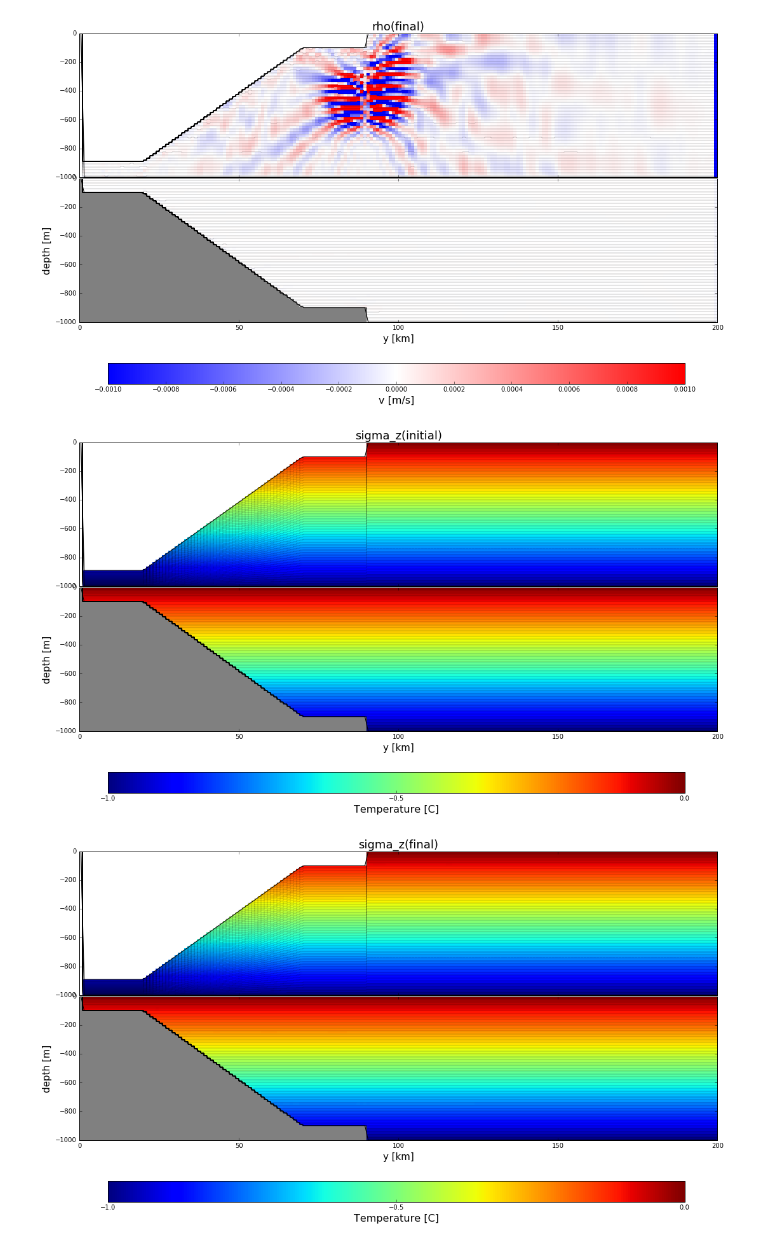
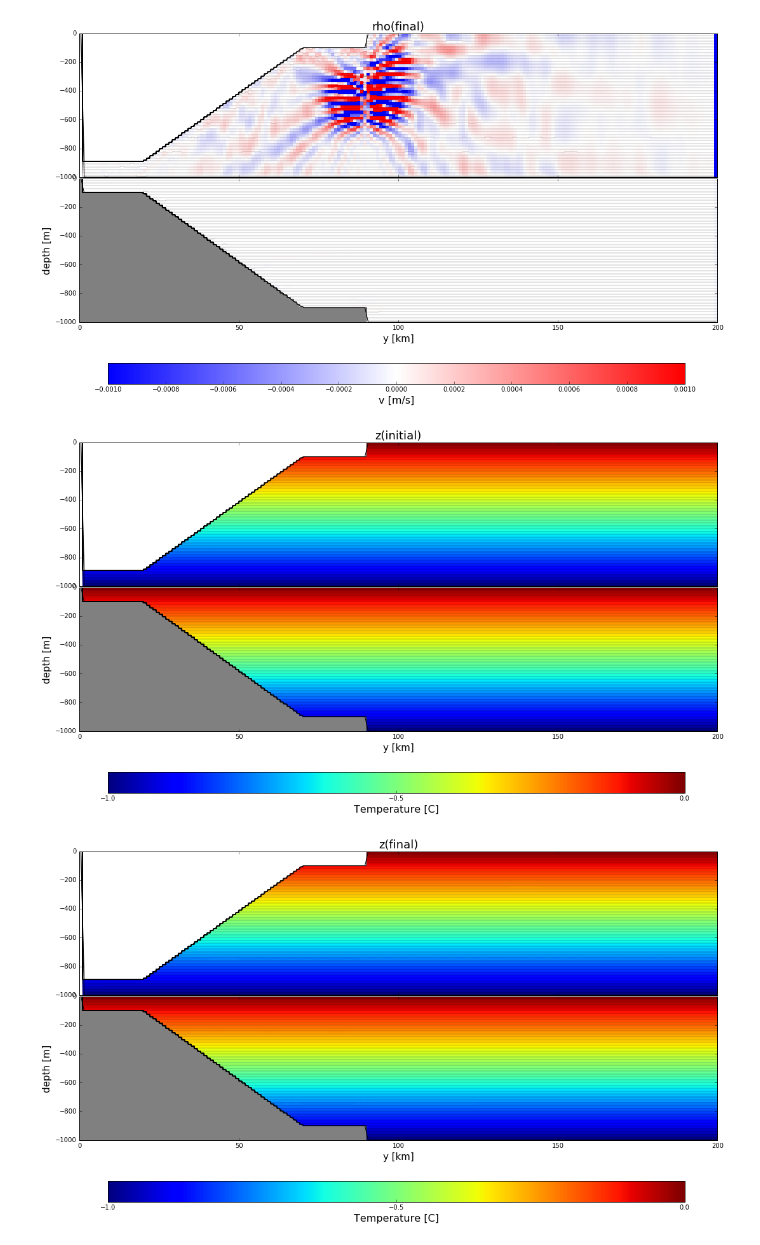
Before and after one commit to gustavo-marques/Outflow_Ice_Shelf, a Jupyter notebook: ipynb/quiet.ipynb, the cells around one changed output. Saved outputs shown, nothing was run; the diff lists cells and outputs as text; code cells hidden in the pictures.

```diff
--- a/ipynb/quiet.ipynb
+++ b/ipynb/quiet.ipynb
@@ -10,7 +10,7 @@ import numpy as np
 path='/lustre/f1/unswept/Gustavo.Marques/MOM6-examples/ocean_only/outflow_ice_shelf/quiet/'
 icfile = 'MOM_IC.nc'
 pfile = 'prog.nc'
-coords = ['layer','rho','sigma_z','z','sigma']
+coords = ['layer','rho','z','sigma','sigma_z']
 
 print 'Initial/Final condition'
 
@@ -82,33 +82,33 @@ for n in range(len(coords)):
 #    smin=np.zeros(len(time)); smax=np.zeros(len(time))
 #    total=np.zeros(len(time))
 #    s = file_handle[i].variables[variable][:]
 #    for t in range(len(time)):
 #            smin[t]=s[t,:].min(); smax[t]=s[t,:].max()
 #            if smax[t]>=np.abs(smin[t]):
 #               total[t]=smax[t]
 #               plt.semilogy(time[t],total[t],'+',ms=2)
 #            else:
 #               total[t]=np.abs(smin[t])
 #               plt.semilogy(time[t],total[t],'o',ms=2)
 
 #        plt.plot(time,total,lw=2.0, label=labels[i])
 #        plt.legend(loc=0, shadow=True)
 #        plt.xlabel('Time')
 #        plt.ylabel(units)
 # %% [output]
 Initial/Final condition
 Check the NumPy 1.11 release notes for more information.
   if type( z ) == np.ma.core.MaskedArray: z[z.mask] = 0
 Check the NumPy 1.11 release notes for more information.
   if type( q ) == np.ma.core.MaskedArray: qmin = np.amin(q); q[q.mask] = qmin
 [figure]
 [figure]
 [figure]
 [figure]
 [figure]
 [figure]
 [figure]
 [figure]
-[figure, old version]
+[figure, new version]
-[figure, old version]
+[figure, new version]
 ... (10 outputs left out)
```
Also changed, not shown: 2 other files.
